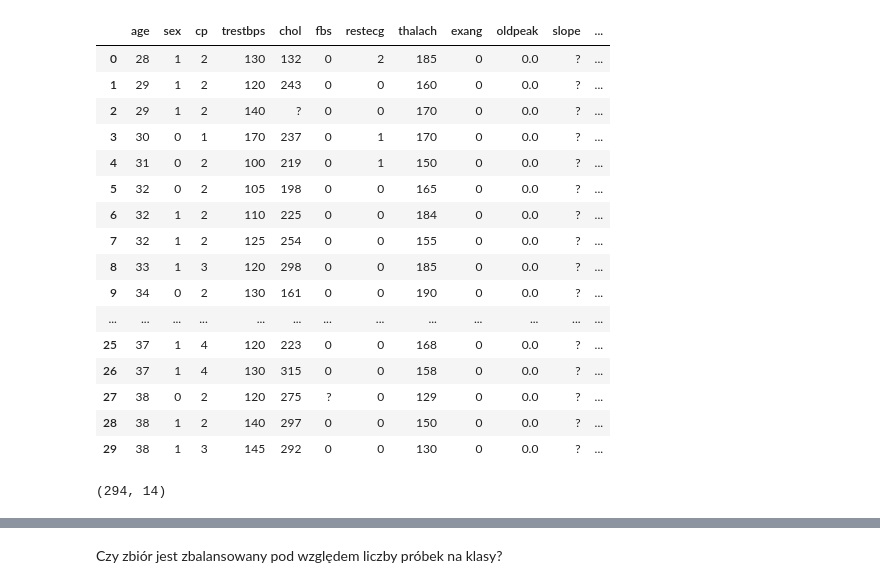
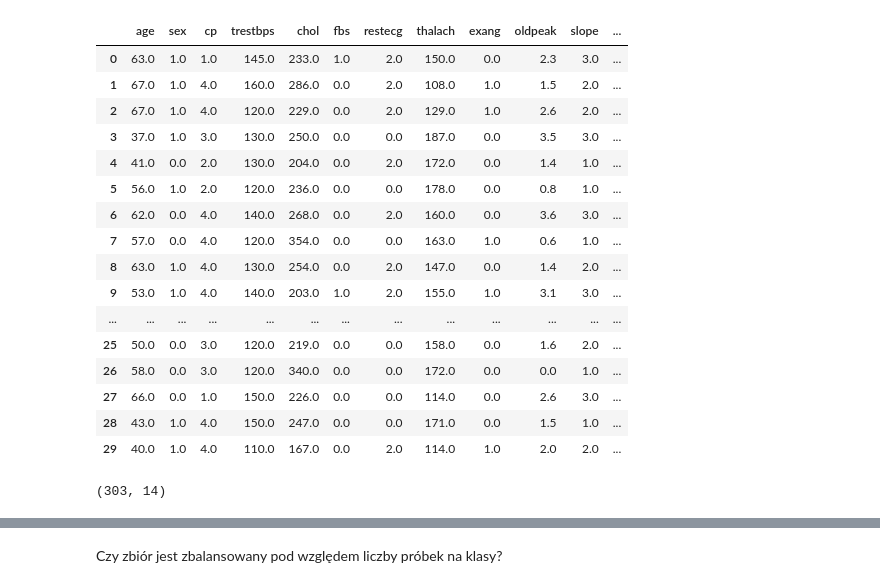
Before and after one commit to Filipstrozik/NeuralNetworks, a Jupyter notebook: CW1/data_exploration.ipynb, the cells around one changed output, grey strips where cells are left out. Cells and saved outputs as stored; diff of their text form; code cells hidden in the pictures.

```diff
--- a/CW1/data_exploration.ipynb
+++ b/CW1/data_exploration.ipynb
@@ -7,27 +7,27 @@ from sklearn import preprocessing
 # %%
 column_names = ['age', 'sex', 'cp', 'trestbps', 'chol', 'fbs', 'restecg' , 'thalach' , 'exang', 'oldpeak', 'slope', 'ca', 'thal', 'num']
 # %%
-df = pd.read_csv('./heart+disease/processed.hungarian.data', header=None, names=column_names)
+df = pd.read_csv('./heart+disease/processed.cleveland.data', header=None, names=column_names)
 df.head(30)
 # %% [output]
 |  | age | sex | cp | trestbps | chol | fbs | restecg | thalach | exang | oldpeak | slope | ... |
-| 0 | 28 | 1 | 2 | 130 | 132 | 0 | 2 | 185 | 0 | 0.0 | ? | ... |
-| 1 | 29 | 1 | 2 | 120 | 243 | 0 | 0 | 160 | 0 | 0.0 | ? | ... |
-| 2 | 29 | 1 | 2 | 140 | ? | 0 | 0 | 170 | 0 | 0.0 | ? | ... |
-| 3 | 30 | 0 | 1 | 170 | 237 | 0 | 1 | 170 | 0 | 0.0 | ? | ... |
-| 4 | 31 | 0 | 2 | 100 | 219 | 0 | 1 | 150 | 0 | 0.0 | ? | ... |
-| 5 | 32 | 0 | 2 | 105 | 198 | 0 | 0 | 165 | 0 | 0.0 | ? | ... |
-| 6 | 32 | 1 | 2 | 110 | 225 | 0 | 0 | 184 | 0 | 0.0 | ? | ... |
-| 7 | 32 | 1 | 2 | 125 | 254 | 0 | 0 | 155 | 0 | 0.0 | ? | ... |
-| 8 | 33 | 1 | 3 | 120 | 298 | 0 | 0 | 185 | 0 | 0.0 | ? | ... |
-| 9 | 34 | 0 | 2 | 130 | 161 | 0 | 0 | 190 | 0 | 0.0 | ? | ... |
+| 0 | 63.0 | 1.0 | 1.0 | 145.0 | 233.0 | 1.0 | 2.0 | 150.0 | 0.0 | 2.3 | 3.0 | ... |
+| 1 | 67.0 | 1.0 | 4.0 | 160.0 | 286.0 | 0.0 | 2.0 | 108.0 | 1.0 | 1.5 | 2.0 | ... |
+| 2 | 67.0 | 1.0 | 4.0 | 120.0 | 229.0 | 0.0 | 2.0 | 129.0 | 1.0 | 2.6 | 2.0 | ... |
+| 3 | 37.0 | 1.0 | 3.0 | 130.0 | 250.0 | 0.0 | 0.0 | 187.0 | 0.0 | 3.5 | 3.0 | ... |
+| 4 | 41.0 | 0.0 | 2.0 | 130.0 | 204.0 | 0.0 | 2.0 | 172.0 | 0.0 | 1.4 | 1.0 | ... |
+| 5 | 56.0 | 1.0 | 2.0 | 120.0 | 236.0 | 0.0 | 0.0 | 178.0 | 0.0 | 0.8 | 1.0 | ... |
+| 6 | 62.0 | 0.0 | 4.0 | 140.0 | 268.0 | 0.0 | 2.0 | 160.0 | 0.0 | 3.6 | 3.0 | ... |
+| 7 | 57.0 | 0.0 | 4.0 | 120.0 | 354.0 | 0.0 | 0.0 | 163.0 | 1.0 | 0.6 | 1.0 | ... |
+| 8 | 63.0 | 1.0 | 4.0 | 130.0 | 254.0 | 0.0 | 2.0 | 147.0 | 0.0 | 1.4 | 2.0 | ... |
+| 9 | 53.0 | 1.0 | 4.0 | 140.0 | 203.0 | 1.0 | 2.0 | 155.0 | 1.0 | 3.1 | 3.0 | ... |
 | ... | ... | ... | ... | ... | ... | ... | ... | ... | ... | ... | ... | ... |
-| 25 | 37 | 1 | 4 | 120 | 223 | 0 | 0 | 168 | 0 | 0.0 | ? | ... |
-| 26 | 37 | 1 | 4 | 130 | 315 | 0 | 0 | 158 | 0 | 0.0 | ? | ... |
-| 27 | 38 | 0 | 2 | 120 | 275 | ? | 0 | 129 | 0 | 0.0 | ? | ... |
-| 28 | 38 | 1 | 2 | 140 | 297 | 0 | 0 | 150 | 0 | 0.0 | ? | ... |
-| 29 | 38 | 1 | 3 | 145 | 292 | 0 | 0 | 130 | 0 | 0.0 | ? | ... |
+| 25 | 50.0 | 0.0 | 3.0 | 120.0 | 219.0 | 0.0 | 0.0 | 158.0 | 0.0 | 1.6 | 2.0 | ... |
+| 26 | 58.0 | 0.0 | 3.0 | 120.0 | 340.0 | 0.0 | 0.0 | 172.0 | 0.0 | 0.0 | 1.0 | ... |
+| 27 | 66.0 | 0.0 | 1.0 | 150.0 | 226.0 | 0.0 | 0.0 | 114.0 | 0.0 | 2.6 | 3.0 | ... |
+| 28 | 43.0 | 1.0 | 4.0 | 150.0 | 247.0 | 0.0 | 0.0 | 171.0 | 0.0 | 1.5 | 1.0 | ... |
+| 29 | 40.0 | 1.0 | 4.0 | 110.0 | 167.0 | 0.0 | 2.0 | 114.0 | 1.0 | 2.0 | 2.0 | ... |
 # %%
 df.shape
 # %% [output]
-(294, 14)
+(303, 14)
```
Also changed, not shown: parts of 16 cells of this notebook.
